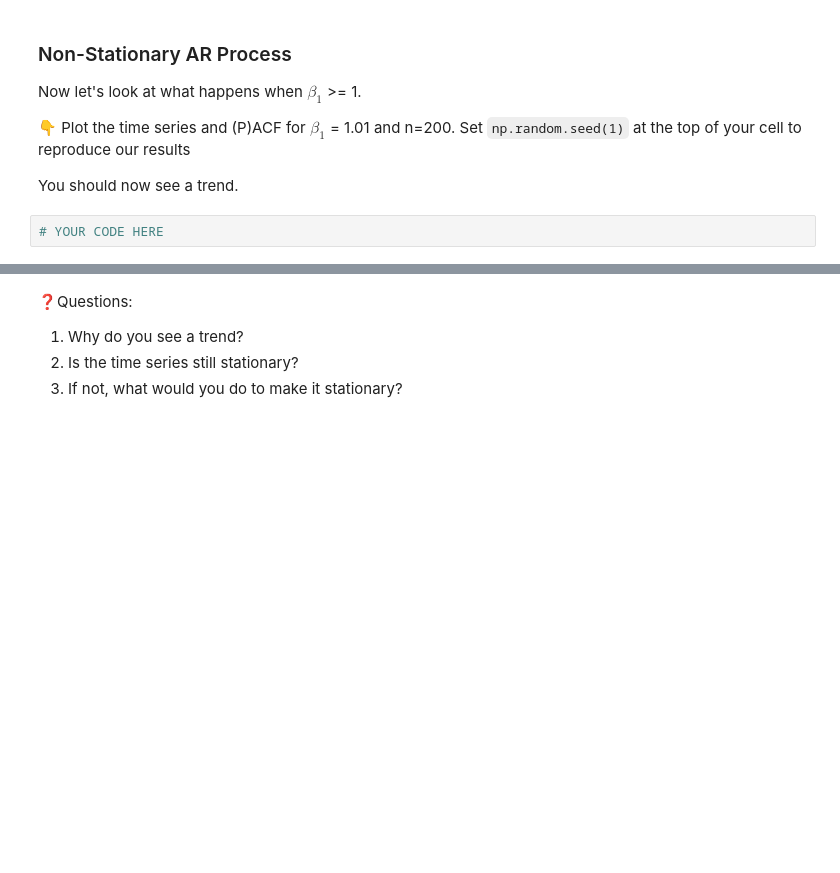
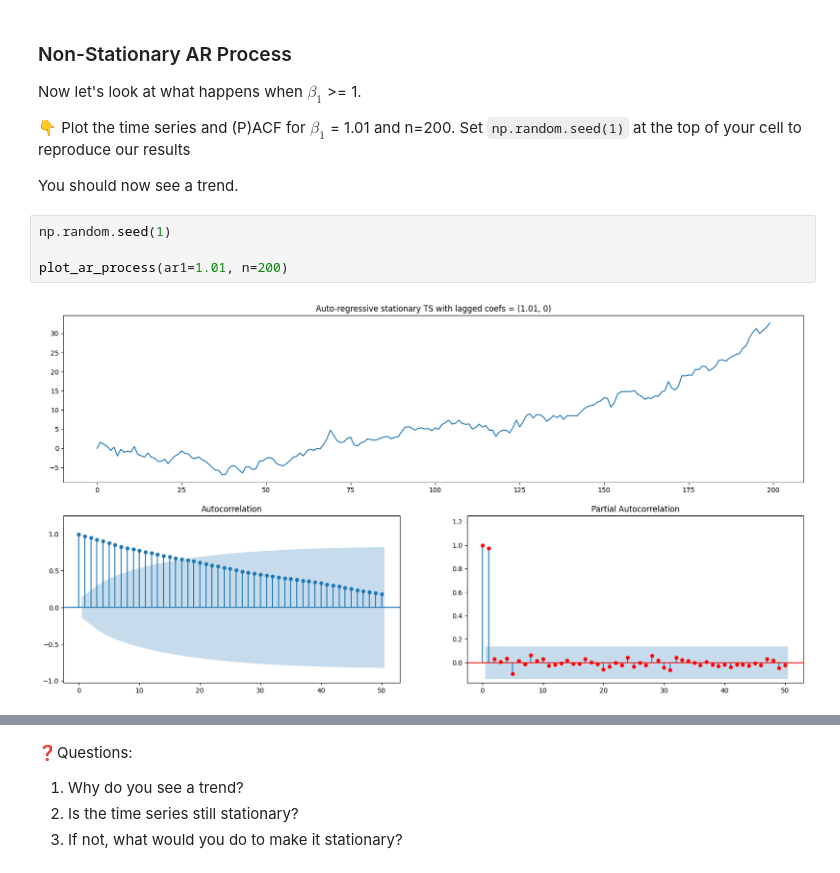
Before and after one commit to Tearkistan/data-artificial-time-series, a Jupyter notebook: artificial_time_series.ipynb, the cells around one changed output, grey strips where cells are left out. Saved outputs shown, nothing was run; the diff lists cells and outputs as text; blank space fills up the shorter version.

```diff
--- a/artificial_time_series.ipynb
+++ b/artificial_time_series.ipynb
@@ -92,5 +103,9 @@ Now let's look at what happens when $\beta_1$ >= 1.
 👇 Plot the time series and (P)ACF for $\beta_1$ = 1.01 and n=200. Set `np.random.seed(1)` at the top of your cell to reproduce our results
 
 You should now see a trend.
-# %%
-# YOUR CODE HERE
+# %%
+np.random.seed(1)
+
+plot_ar_process(ar1=1.01, n=200)
+# %% [output]
+[figure, added]
```
Also changed, not shown: parts of 52 cells of this notebook.
